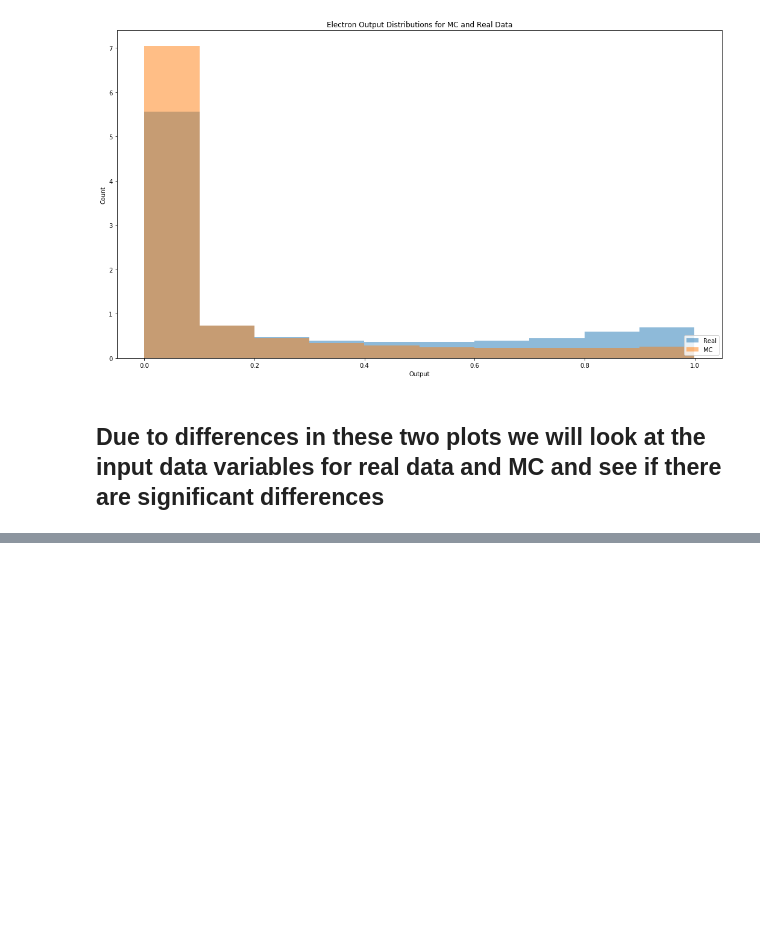
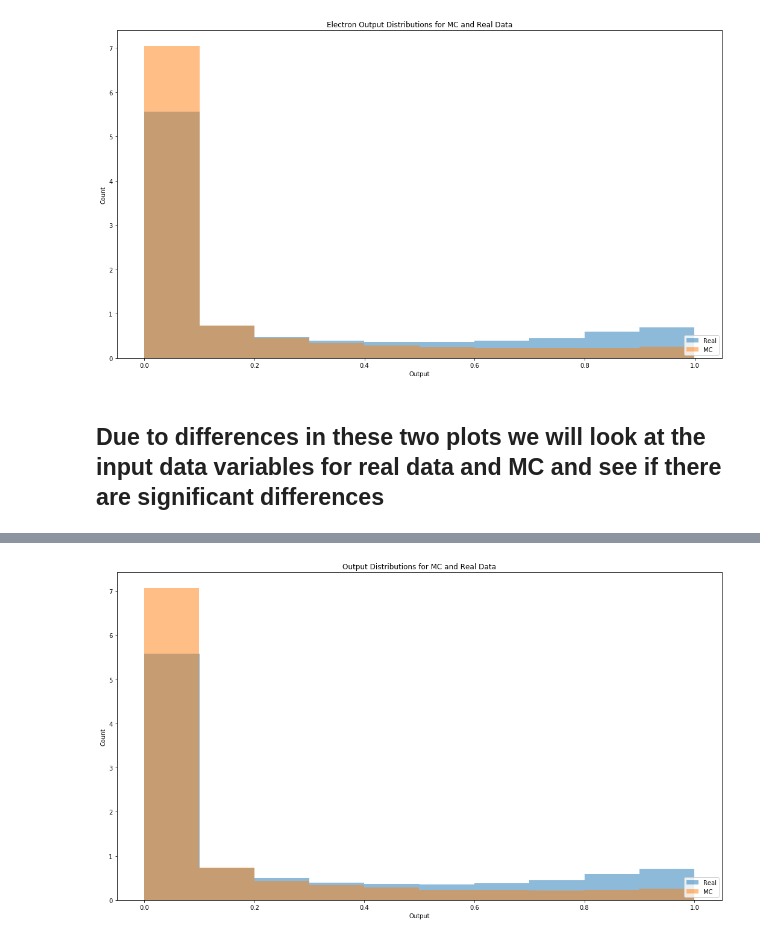
Before and after one commit to mdkdrnevich/DeepHadTopTagger, a Jupyter notebook: ModelEvaluation/model_analysis.ipynb, the cells around one changed output, grey strips where cells are left out. Cells and saved outputs as stored; diff of their text form; code cells hidden in the pictures; blank space fills up the shorter version.

```diff
--- a/ModelEvaluation/model_analysis.ipynb
+++ b/ModelEvaluation/model_analysis.ipynb
@@ -1312,0 +1315,14 @@ make_loads_of_plots(8, 5, real_data_muon, MC_data_muon, 20,
+# %%
+new_real_muon_data_pred = np.loadtxt('new_muon_predictions.csv', delimiter=',')
+new_mc_muon_data_pred = np.loadtxt('new_ttjets_muon_predictions.csv', delimiter=',')
+# %%
+fig, ax = plt.subplots()
+plt.hist(new_real_muon_data_pred[:, 1], alpha=0.5, label="Real", density=True)
+plt.hist(new_mc_muon_data_pred[:, 1], alpha=0.5, label="MC", density=True)
+ax.set_ylabel("Count")
+ax.set_xlabel("Output")
+ax.set_title("Output Distributions for MC and Real Data")
+plt.legend(loc='lower right')
+fig.set_size_inches(18, 10)
+# %% [output]
+[figure, added]
```
Also changed, not shown: parts of 6 cells of this notebook, 1 other file.
